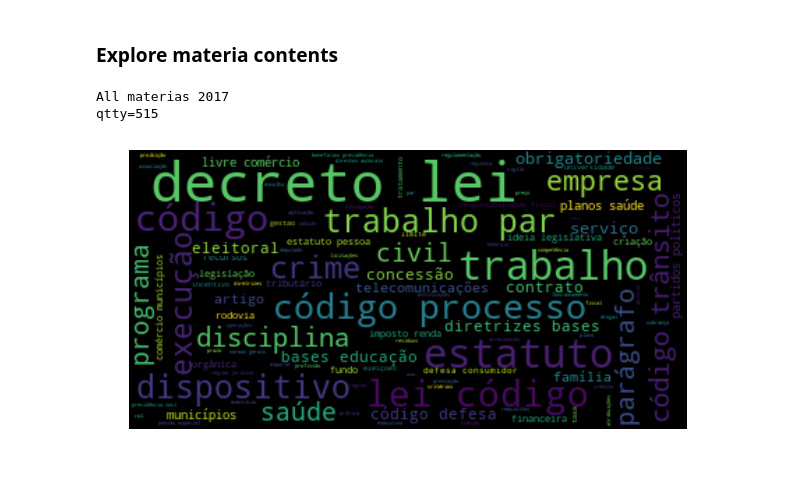
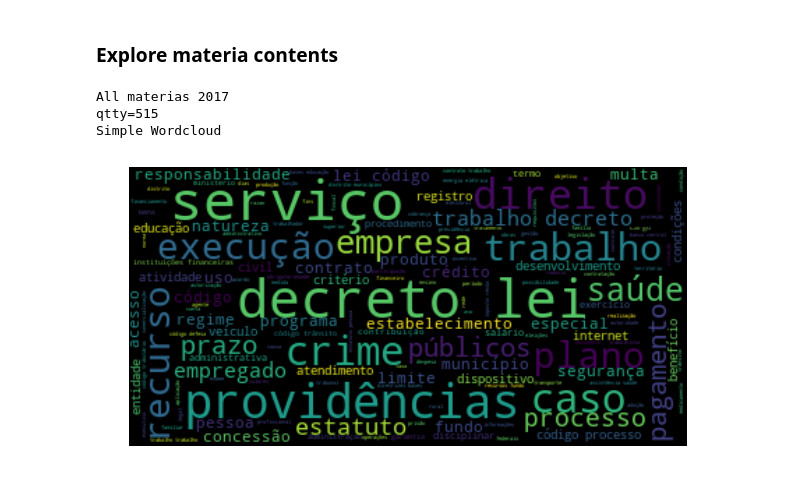
Before and after one commit to flaviostutz/senate-data, a Jupyter notebook: notebooks/16-explore-materias.ipynb, the cells around one changed output. Drawn from its saved outputs; the diff is of its cells as text; code cells hidden in the pictures.

```diff
--- a/notebooks/16-explore-materias.ipynb
+++ b/notebooks/16-explore-materias.ipynb
@@ -108,19 +111,21 @@ def plot_wordcloud(document_contents):
 # %%
 from modules.nlputils import StemFilterTokenizeProcessor
 
 materias_df = pd.read_csv('output/materias/senate-materias-2017.csv', index_col='CodigoMateria')
-materias_df['conteudo'] = materias_df[['EmentaMateria', 'ExplicacaoEmentaMateria']].apply(lambda x: ''.join(str(x)), axis=1)
+materias_df['conteudo'] = materias_df['EmentaMateria'] + ' ' + materias_df['ExplicacaoEmentaMateria']
 materias = materias_df[['conteudo']]
-materias = [s[0] for s in materias.values[:]]
+materias = [str(s[0]) for s in materias.values[:]]
 print('All materias 2017')
 print('qtty=' + str(len(materias)))
+print('Simple Wordcloud')
 
 stopwords = set([line.strip() for line in open('stopwords.txt', 'r', encoding='utf-8')])
-proc = StemFilterTokenizeProcessor(stopwords, min_size=3, filter_regex='[a-z]', stem_language='portuguese', stem_complete=True, only_nouns=True)
+proc = StemFilterTokenizeProcessor(stopwords, min_size=3, filter_regex='[a-z0-9]', stem_language='portuguese', stem_complete=True, only_nouns=True)
 tokens = proc.tokenize_documents(materias)
 
 plot_wordcloud(tokens)
 # %% [output]
 All materias 2017
 qtty=515
+Simple Wordcloud
-[figure, old version]
+[figure, new version]
```
Also changed, not shown: parts of 4 cells of this notebook.
